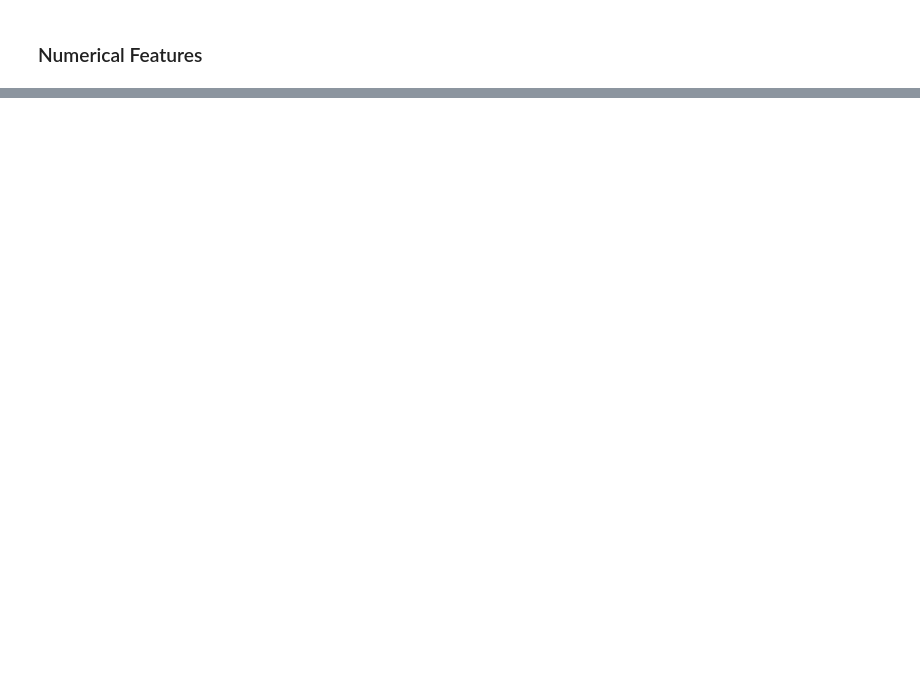
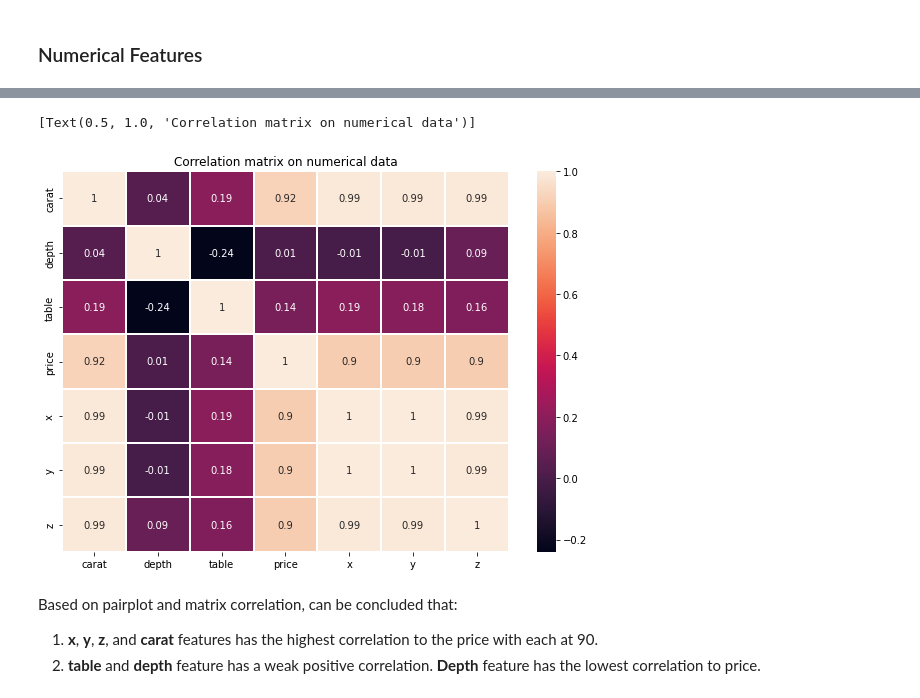
Before and after one commit to marcellinus-witarsah/predictive-analytics-diamonds-dataset, a Jupyter notebook: predictive_analytics_diamonds_dataset.ipynb, the cells around one changed output, grey strips where cells are left out. Cells and saved outputs as stored; diff of their text form; code cells hidden in the pictures; blank space fills up the shorter version.

```diff
--- a/predictive_analytics_diamonds_dataset.ipynb
+++ b/predictive_analytics_diamonds_dataset.ipynb
@@ -308,0 +319,14 @@ Plot how numerica features impact the price of the diamond
+# %%
+# heatmap
+
+corr_matrix = diamonds.corr().round(2)
+plt.figure(figsize=(10,7))
+sns.heatmap(data=corr_matrix, annot=True, linewidths=1)\
+.set(title='Correlation matrix on numerical data')
+# %% [output]
+[Text(0.5, 1.0, 'Correlation matrix on numerical data')]
+[figure, added]
+# %% [markdown]
+Based on pairplot and matrix correlation, can be concluded that:
+1. **x**, **y**, **z**, and **carat** features has the highest correlation to the price with each at 90.
+2. **table** and **depth** feature has a weak positive correlation. **Depth** feature has the lowest correlation to price.
```
Also changed, not shown: parts of 4 cells of this notebook.
